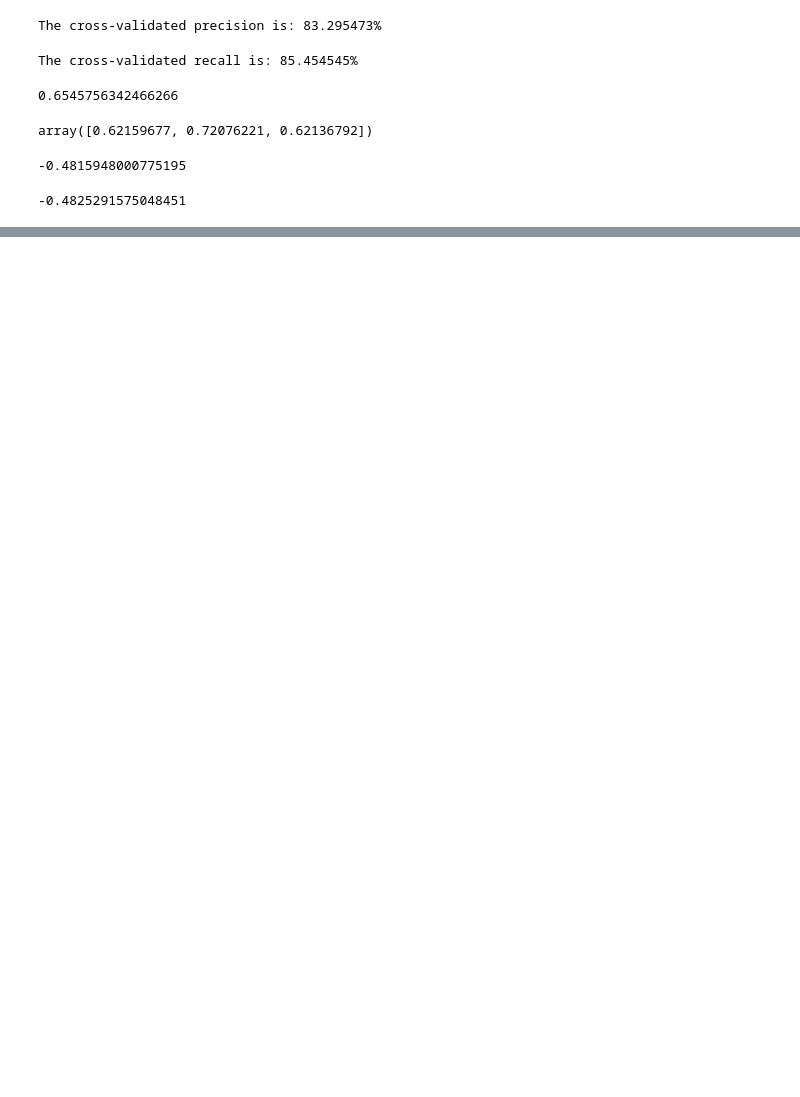
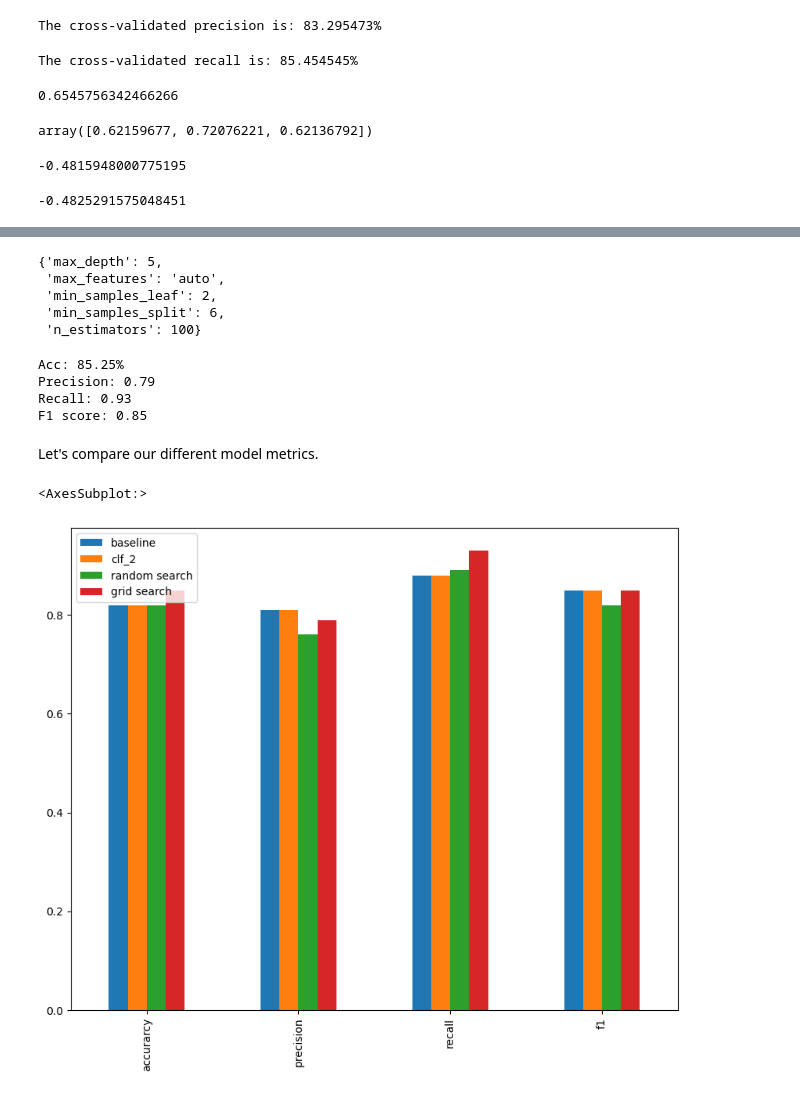
Before and after one commit to congbang-le/ml-data-zero-to-mastery, a Jupyter notebook: section-9-sklearn/introduction-to-scikit-learn.ipynb, the cells around one changed output, grey strips where cells are left out. Saved outputs shown, nothing was run; the diff lists cells and outputs as text; code cells hidden in the pictures; blank space fills up the shorter version.

Commit message:
fix: update different way to tune hyperparameter

```diff
--- a/section-9-sklearn/introduction-to-scikit-learn.ipynb
+++ b/section-9-sklearn/introduction-to-scikit-learn.ipynb
@@ -1434,0 +1786,29 @@ np.mean(cv_mae)
+# %%
+grid_2 = {"n_estimators": [10, 100, 200],
+       "max_depth": [5],
+       "max_features": ["auto", "sqrt"],
+       "min_samples_split": [6],
+       "min_samples_leaf": [1, 2]}
+# %%
+from sklearn.model_selection import GridSearchCV
+
+np.random.seed(42)
+
+# Split into X & y
+X = heart_disease_shuffled.drop("target", axis=1)
+y = heart_disease_shuffled["target"]
+
+# Split into train and test sets
+X_train, X_test, y_train, y_test = train_test_split(X, y, test_size = 0.2)
+
+# Instantiate RandomForestClassifier
+clf = RandomForestClassifier(n_jobs=1)
+
+# Setup GridSearchCV
+gs_clf = GridSearchCV(estimator=clf,
+                           param_grid=grid_2,
+                           cv=5,
+                           verbose=2)
+
+# Fit the GridSearchCV version of clf
+gs_clf.fit(X_train, y_train);
@@ -1434,0 +1843,29 @@ np.mean(cv_mae)
+# %%
+gs_clf.best_params_
+# %% [output]
+{'max_depth': 5,
+ 'max_features': 'auto',
+ 'min_samples_leaf': 2,
+ 'min_samples_split': 6,
+ 'n_estimators': 100}
+# %%
+gs_y_preds = gs_clf.predict(X_test)
+
+# Evaluate the predictions
+gs_metrics = evaluate_preds(y_test, gs_y_preds)
+# %% [output]
+Acc: 85.25%
+Precision: 0.79
+Recall: 0.93
+F1 score: 0.85
+# %% [markdown]
+Let's compare our different model metrics.
+# %%
+compare_metrics = pd.DataFrame({"baseline": baseline_metrics,
+                              "clf_2": baseline_metrics_2,
+                              "random search": rs_metrics,
+                              "grid search": gs_metrics})
+compare_metrics.plot.bar(figsize=(10, 8))
+# %% [output]
+<AxesSubplot:>
+[figure, added]
```
Also changed, not shown: parts of 20 cells of this notebook.
